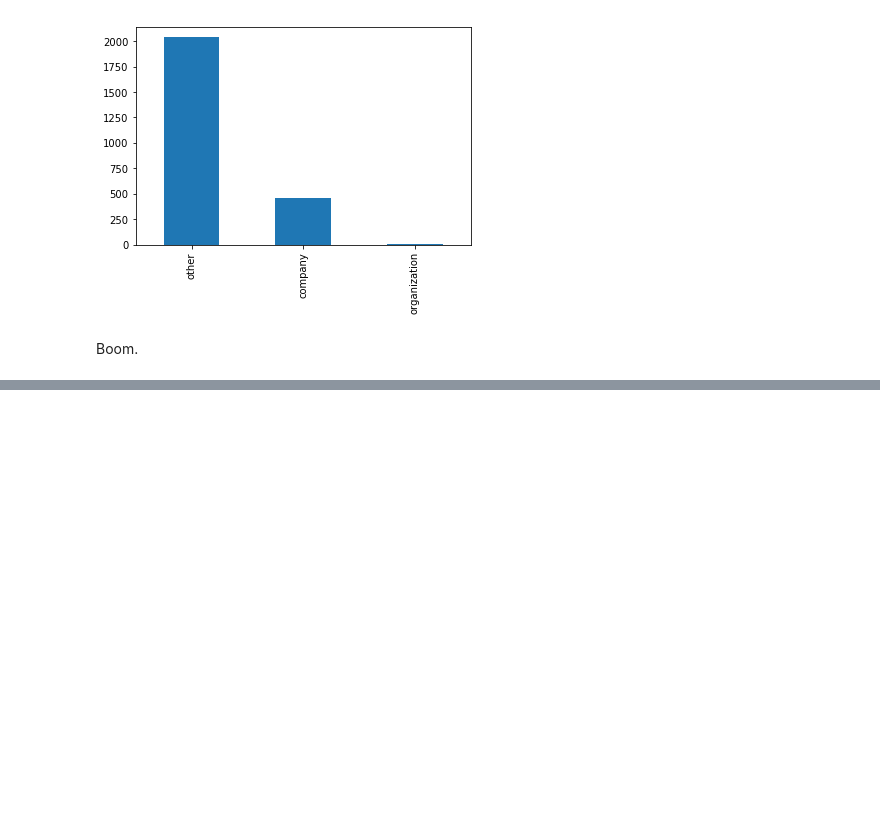
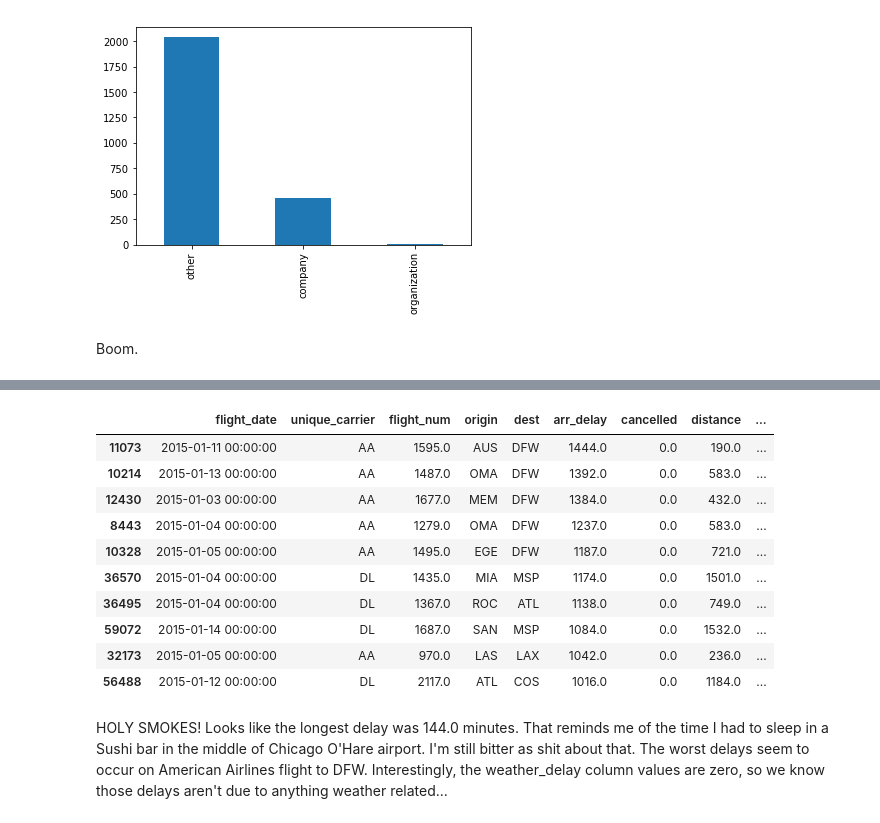
Before and after one commit to nellac77/gitfunkhouse, a Jupyter notebook: mode/Python Basics.ipynb, the cells around one changed output, grey strips where cells are left out. Cells and saved outputs as stored; diff of their text form; code cells hidden in the pictures; blank space fills up the shorter version.

```diff
--- a/mode/Python Basics.ipynb
+++ b/mode/Python Basics.ipynb
@@ -1237,0 +1246,4 @@ Boom.
+# %%
+import pandas as pd
+# let's see if this works first:
+data = pd.read_csv('python_tutorial_-_lessons_7_8-query_1-39413dc61136-2017-11-02-01-29-35.csv')
@@ -1237,0 +1263,16 @@ Boom.
+# %%
+data.sort_values(by='arr_delay', ascending=False)[:10]
+# %% [output]
+|  | flight_date | unique_carrier | flight_num | origin | dest | arr_delay | cancelled | distance | ... |
+| 11073 | 2015-01-11 00:00:00 | AA | 1595.0 | AUS | DFW | 1444.0 | 0.0 | 190.0 | ... |
+| 10214 | 2015-01-13 00:00:00 | AA | 1487.0 | OMA | DFW | 1392.0 | 0.0 | 583.0 | ... |
+| 12430 | 2015-01-03 00:00:00 | AA | 1677.0 | MEM | DFW | 1384.0 | 0.0 | 432.0 | ... |
+| 8443 | 2015-01-04 00:00:00 | AA | 1279.0 | OMA | DFW | 1237.0 | 0.0 | 583.0 | ... |
+| 10328 | 2015-01-05 00:00:00 | AA | 1495.0 | EGE | DFW | 1187.0 | 0.0 | 721.0 | ... |
+| 36570 | 2015-01-04 00:00:00 | DL | 1435.0 | MIA | MSP | 1174.0 | 0.0 | 1501.0 | ... |
+| 36495 | 2015-01-04 00:00:00 | DL | 1367.0 | ROC | ATL | 1138.0 | 0.0 | 749.0 | ... |
+| 59072 | 2015-01-14 00:00:00 | DL | 1687.0 | SAN | MSP | 1084.0 | 0.0 | 1532.0 | ... |
+| 32173 | 2015-01-05 00:00:00 | AA | 970.0 | LAS | LAX | 1042.0 | 0.0 | 236.0 | ... |
+| 56488 | 2015-01-12 00:00:00 | DL | 2117.0 | ATL | COS | 1016.0 | 0.0 | 1184.0 | ... |
+# %% [markdown]
+HOLY SMOKES! Looks like the longest delay was 144.0 minutes. That reminds me of the time I had to sleep in a Sushi bar in the middle of Chicago O'Hare airport. I'm still bitter as shit about that. The worst delays seem to occur on American Airlines flight to DFW. Interestingly, the weather_delay column values are zero, so we know those delays aren't due to anything weather related...
```
Also changed, not shown: parts of 22 cells of this notebook, 2 other files.
